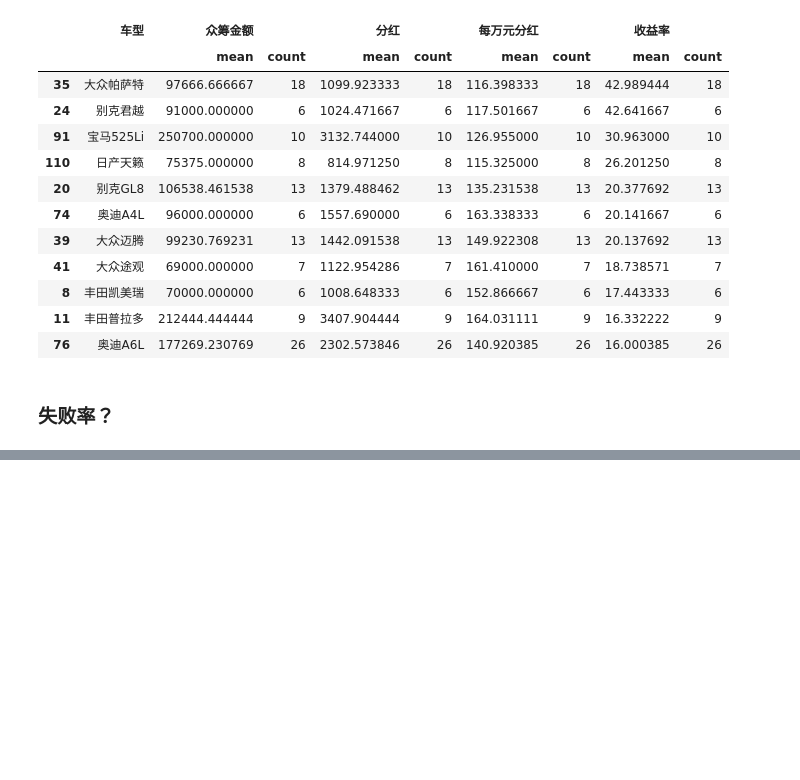
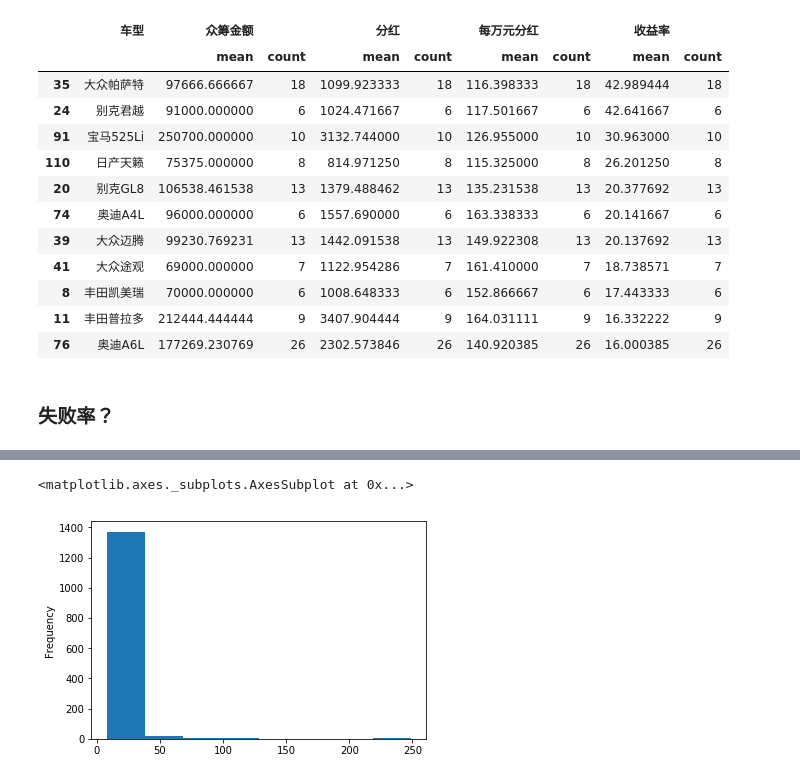
Before and after one commit to maxlz/carsale, a Jupyter notebook: car_sale.ipynb, the cells around one changed output, grey strips where cells are left out. Cells and saved outputs as stored; diff of their text form; code cells hidden in the pictures; blank space fills up the shorter version.

```diff
--- a/car_sale.ipynb
+++ b/car_sale.ipynb
@@ -230,0 +244,2 @@ df2[df2[('收益率','count')]>5].sort_values(by=[('收益率','mean'),('收益
+# %%
+df = pd.read_csv('X2.csv')
@@ -230,0 +274,5 @@ df2[df2[('收益率','count')]>5].sort_values(by=[('收益率','mean'),('收益
+# %%
+df.sample(1400).收益率.plot(kind='hist',bins=8)
+# %% [output]
+<matplotlib.axes._subplots.AxesSubplot at 0x...>
+[figure, added]
```
Also changed, not shown: parts of 20 cells of this notebook, 1 other file.
